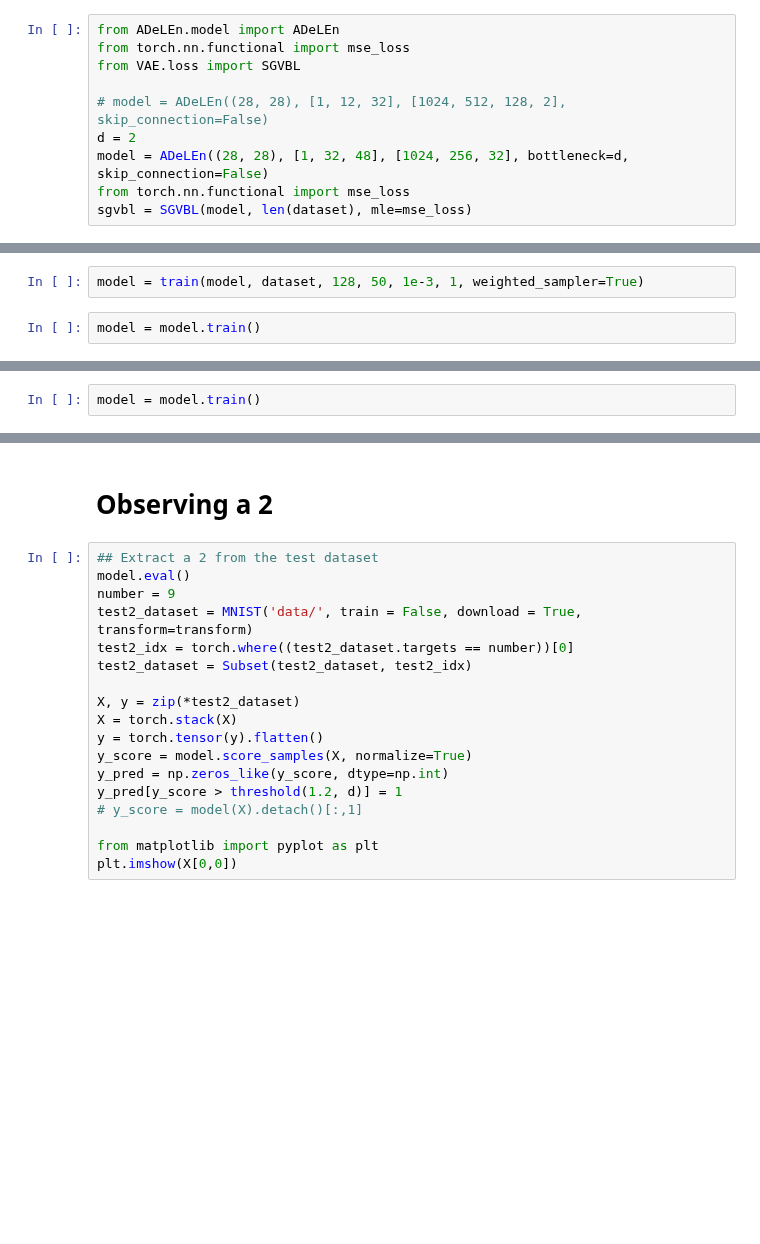
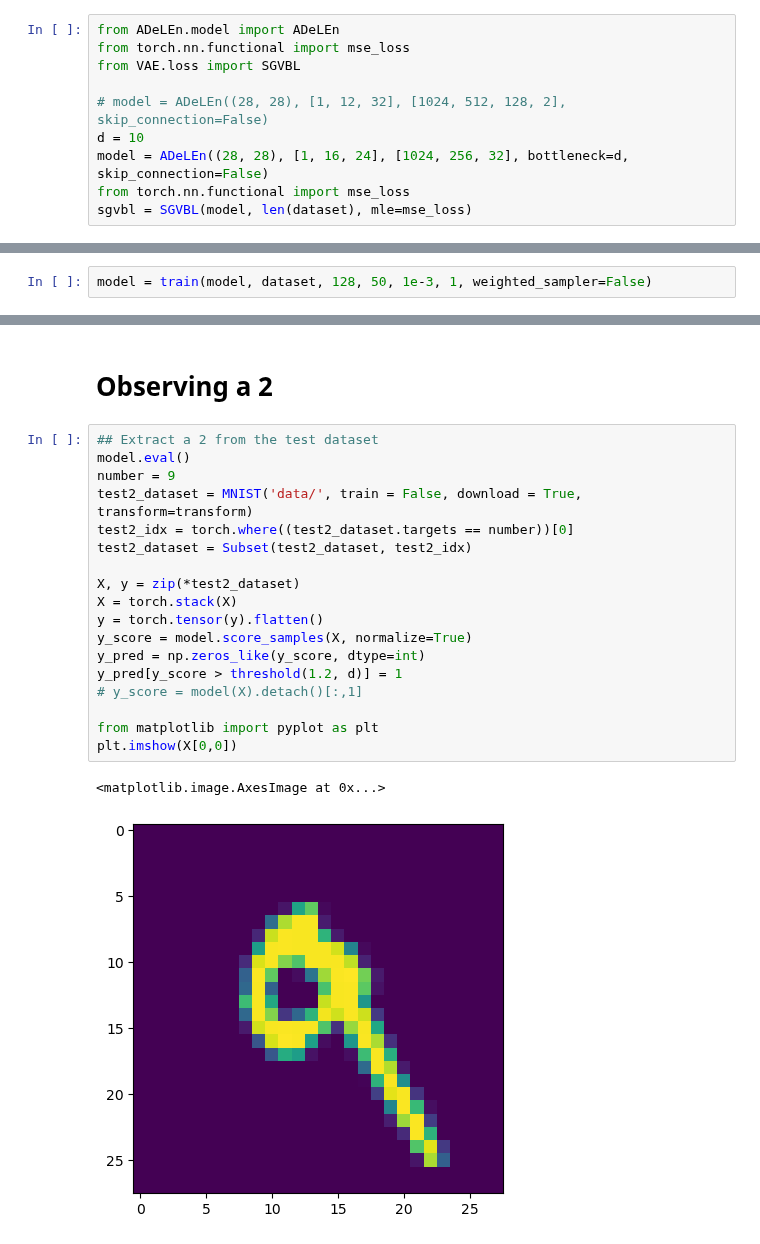
Before and after one commit to SolidusAbi/ADeLEn, a Jupyter notebook: notebooks/mnist.ipynb, the cells around one changed output, grey strips where cells are left out. Cells and saved outputs as stored; diff of their text form; blank space fills up the shorter version.

```diff
--- a/notebooks/mnist.ipynb
+++ b/notebooks/mnist.ipynb
@@ -62,8 +68,8 @@ from torch.nn.functional import mse_loss
 from VAE.loss import SGVBL
 
 # model = ADeLEn((28, 28), [1, 12, 32], [1024, 512, 128, 2], skip_connection=False)
-d = 2
-model = ADeLEn((28, 28), [1, 32, 48], [1024, 256, 32], bottleneck=d, skip_connection=False)
+d = 10
+model = ADeLEn((28, 28), [1, 16, 24], [1024, 256, 32], bottleneck=d, skip_connection=False)
 from torch.nn.functional import mse_loss
 sgvbl = SGVBL(model, len(dataset), mle=mse_loss)
 # %% [markdown]
@@ -120,9 +126,7 @@ def train(model, dataset, batch_size, n_epochs, lr=1e-3, kl_weight=1, weighted_s
 
     return model.eval().cpu()
 # %%
-model = train(model, dataset, 128, 50, 1e-3, 1, weighted_sampler=True)
+model = train(model, dataset, 128, 50, 1e-3, 1, weighted_sampler=False)
-# %%
-model = model.train()
 # %% [markdown]
 # Result
 # %%
@@ -261,8 +263,6 @@ plt.scatter(z[test_idx, 0], z[test_idx, 1], c=y[test_idx] )
 plt.show()
 # %% [markdown]
 # Test
-# %%
-model = model.train()
 # %%
 from torchvision.datasets import MNIST
 
@@ -428,21 +457,24 @@ print("Optimal threshold:", optimal_threshold)
 # %%
 ## Extract a 2 from the test dataset
 model.eval()
 number = 9
 test2_dataset = MNIST('data/', train = False, download = True, transform=transform)
 test2_idx = torch.where((test2_dataset.targets == number))[0]
 test2_dataset = Subset(test2_dataset, test2_idx)
 
 X, y = zip(*test2_dataset)
 X = torch.stack(X)
 y = torch.tensor(y).flatten()
 y_score = model.score_samples(X, normalize=True)
-y_pred = np.zeros_like(y_score, dtype=np.int)
+y_pred = np.zeros_like(y_score, dtype=int)
 y_pred[y_score > threshold(1.2, d)] = 1
 # y_score = model(X).detach()[:,1]
 
 from matplotlib import pyplot as plt
 plt.imshow(X[0,0])
+# %% [output]
+<matplotlib.image.AxesImage at 0x...>
+[figure, added]
 # %%
 y_score = model.score_samples(X, normalize=True)
 from matplotlib import pyplot as plt
```
Also changed, not shown: parts of 18 cells of this notebook, 13 other files.
